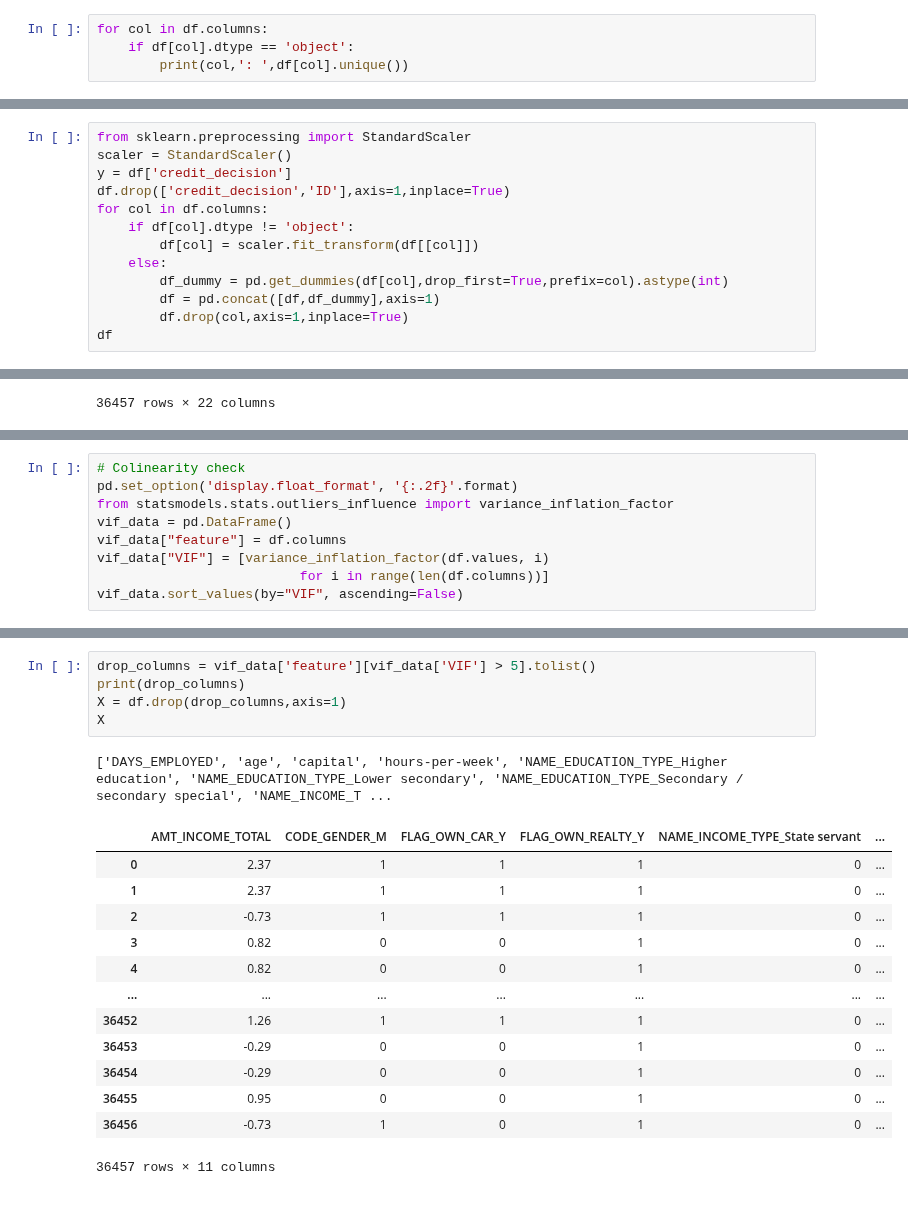
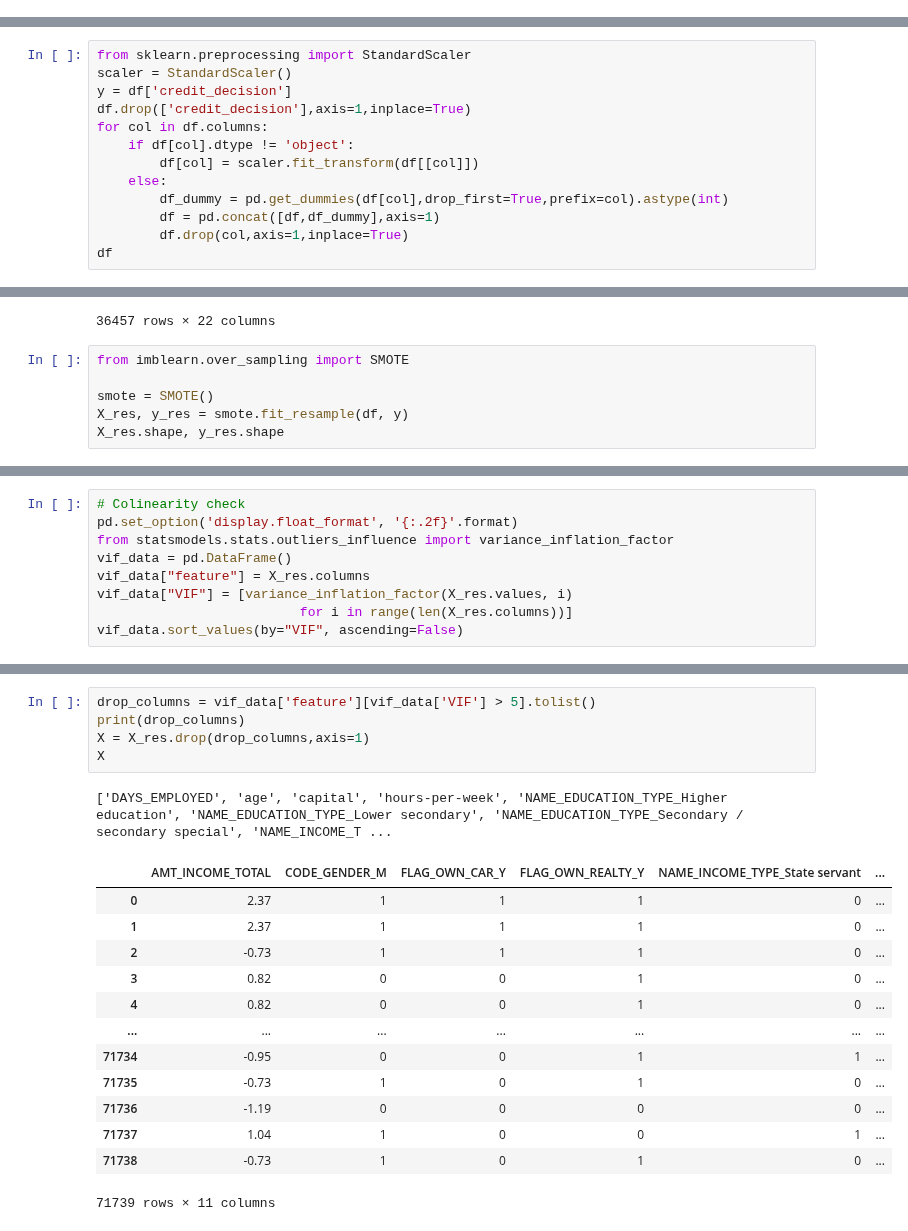
Before and after one commit to Linkkk01/INFO574_Group_Project, a Jupyter notebook: code/regression_analysis.ipynb, the cells around one changed output, grey strips where cells are left out. Drawn from its saved outputs; the diff is of its cells as text.

```diff
--- a/code/regression_analysis.ipynb
+++ b/code/regression_analysis.ipynb
@@ -42,4 +56,0 @@ memory usage: 3.9+ MB
-# %%
-for col in df.columns:
-    if df[col].dtype == 'object':
-        print(col,': ',df[col].unique())
@@ -56,7 +58,7 @@ occupation :  ['Adm-clerical' 'Craft-repair' 'Other-service' 'Prof-specialty']
 from sklearn.preprocessing import StandardScaler
 scaler = StandardScaler()
 y = df['credit_decision']
-df.drop(['credit_decision','ID'],axis=1,inplace=True)
+df.drop(['credit_decision'],axis=1,inplace=True)
 for col in df.columns:
     if df[col].dtype != 'object':
         df[col] = scaler.fit_transform(df[[col]])
@@ -79,3 +81,9 @@ df
 | 36455 | 0.95 | -0.44 | 0.32 | -0.24 | 0.22 | 0 | ... |
 | 36456 | -0.73 | -0.44 | 0.32 | -0.24 | 0.22 | 0 | ... |
 36457 rows × 22 columns
+# %%
+from imblearn.over_sampling import SMOTE
+
+smote = SMOTE()
+X_res, y_res = smote.fit_resample(df, y)
+X_res.shape, y_res.shape
@@ -84,9 +94,9 @@ df
 pd.set_option('display.float_format', '{:.2f}'.format)
 from statsmodels.stats.outliers_influence import variance_inflation_factor
 vif_data = pd.DataFrame()
-vif_data["feature"] = df.columns
-vif_data["VIF"] = [variance_inflation_factor(df.values, i)
-                          for i in range(len(df.columns))]
+vif_data["feature"] = X_res.columns
+vif_data["VIF"] = [variance_inflation_factor(X_res.values, i)
+                          for i in range(len(X_res.columns))]
 vif_data.sort_values(by="VIF", ascending=False)
 # %% [output]
 |  | feature | VIF |
@@ -109,23 +119,23 @@ vif_data.sort_values(by="VIF", ascending=False)
 # %%
 drop_columns = vif_data['feature'][vif_data['VIF'] > 5].tolist()
 print(drop_columns)
-X = df.drop(drop_columns,axis=1)
+X = X_res.drop(drop_columns,axis=1)
 X
 # %% [output]
 ['DAYS_EMPLOYED', 'age', 'capital', 'hours-per-week', 'NAME_EDUCATION_TYPE_Higher education', 'NAME_EDUCATION_TYPE_Lower secondary', 'NAME_EDUCATION_TYPE_Secondary / secondary special', 'NAME_INCOME_T ...
 |  | AMT_INCOME_TOTAL | CODE_GENDER_M | FLAG_OWN_CAR_Y | FLAG_OWN_REALTY_Y | NAME_INCOME_TYPE_State servant | ... |
 | 0 | 2.37 | 1 | 1 | 1 | 0 | ... |
 | 1 | 2.37 | 1 | 1 | 1 | 0 | ... |
 | 2 | -0.73 | 1 | 1 | 1 | 0 | ... |
 | 3 | 0.82 | 0 | 0 | 1 | 0 | ... |
 | 4 | 0.82 | 0 | 0 | 1 | 0 | ... |
 | ... | ... | ... | ... | ... | ... | ... |
-| 36452 | 1.26 | 1 | 1 | 1 | 0 | ... |
-| 36453 | -0.29 | 0 | 0 | 1 | 0 | ... |
-| 36454 | -0.29 | 0 | 0 | 1 | 0 | ... |
-| 36455 | 0.95 | 0 | 0 | 1 | 0 | ... |
-| 36456 | -0.73 | 1 | 0 | 1 | 0 | ... |
+| 71734 | -0.95 | 0 | 0 | 1 | 1 | ... |
+| 71735 | -0.73 | 1 | 0 | 1 | 0 | ... |
+| 71736 | -1.19 | 0 | 0 | 0 | 0 | ... |
+| 71737 | 1.04 | 1 | 0 | 0 | 1 | ... |
+| 71738 | -0.73 | 1 | 0 | 1 | 0 | ... |
-36457 rows × 11 columns
+71739 rows × 11 columns
 # %%
 from sklearn.model_selection import train_test_split
 from sklearn.linear_model import LogisticRegression
```
Also changed, not shown: parts of 8 cells of this notebook.
